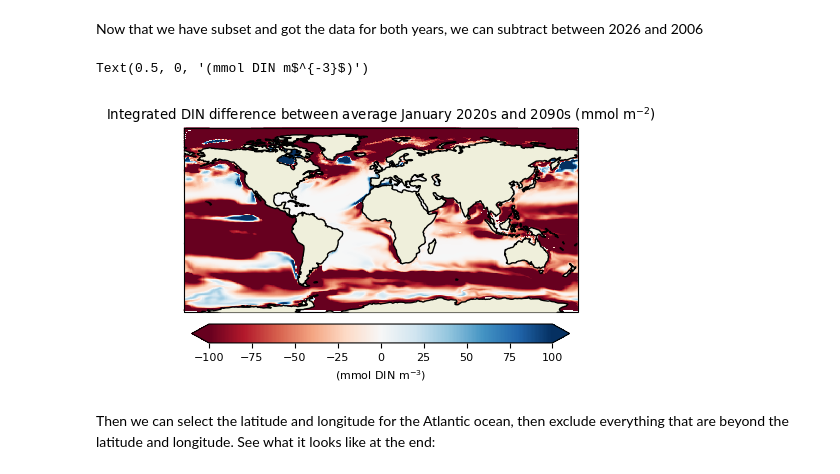
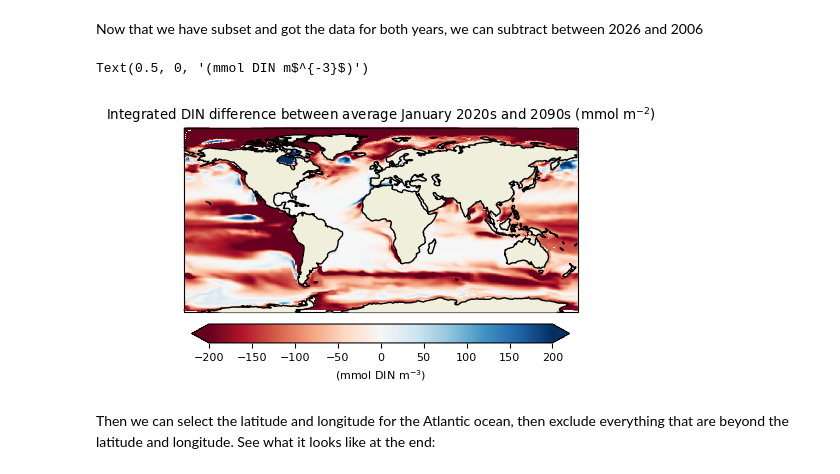
Before and after one commit to NOC-MSM/CLASS_workshop, a Jupyter notebook: Analysis/MEDUSA/plot_delta_in_the_atlantic.ipynb, the cells around one changed output. Saved outputs shown, nothing was run; the diff lists cells and outputs as text; code cells hidden in the pictures.

```diff
--- a/Analysis/MEDUSA/plot_delta_in_the_atlantic.ipynb
+++ b/Analysis/MEDUSA/plot_delta_in_the_atlantic.ipynb
@@ -66,27 +66,27 @@ Now that we have subset and got the data for both years, we can subtract between
 # %%
 # Subtract between 2026 and 2006
 deldin=din[1]-din[0]
 
 # set axes
 fig= plt.figure(figsize=(6.5,3.0))
 plt_proj = ccrs.PlateCarree()
 axs = plt.axes(projection=plt_proj)
 
 # set colour bar limits
-nmin, nmax = -100, 100
+nmin, nmax = -200, 200
 # Add Land
 axs.add_feature(cfeature.LAND, zorder=100, edgecolor='k')
 
 # render DIN
 pp=deldin.plot(ax=axs, x='nav_lon', y='nav_lat',
                    transform=ccrs.PlateCarree(), cmap='RdBu',
                    vmin=nmin, vmax=nmax, add_labels=False, add_colorbar=False)
 axs.set_title('Integrated DIN difference between average January 2020s and 2090s (mmol m$^{-2}$)')
 cb = plt.colorbar(pp, ax=axs, extend='both', orientation='horizontal', pad=0.05, shrink=0.75)
 cb.ax.set_xlabel('(mmol DIN m$^{-3}$)')
 # %% [output]
 Text(0.5, 0, '(mmol DIN m$^{-3}$)')
-[figure, old version]
+[figure, new version]
 # %% [markdown]
 Then we can select the latitude and longitude for the Atlantic ocean, then exclude everything that are beyond the latitude and longitude. See what it looks like at the end:
 # %%
```
